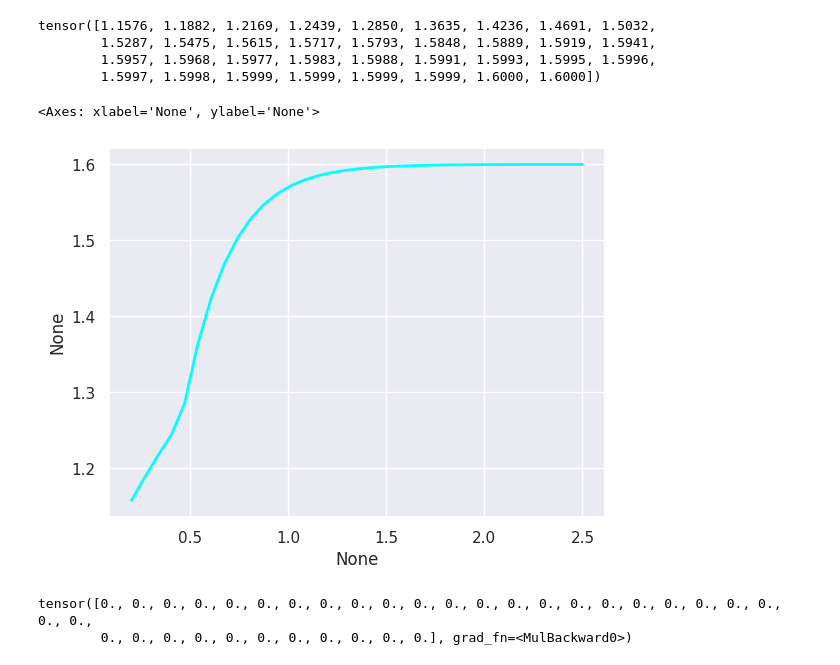
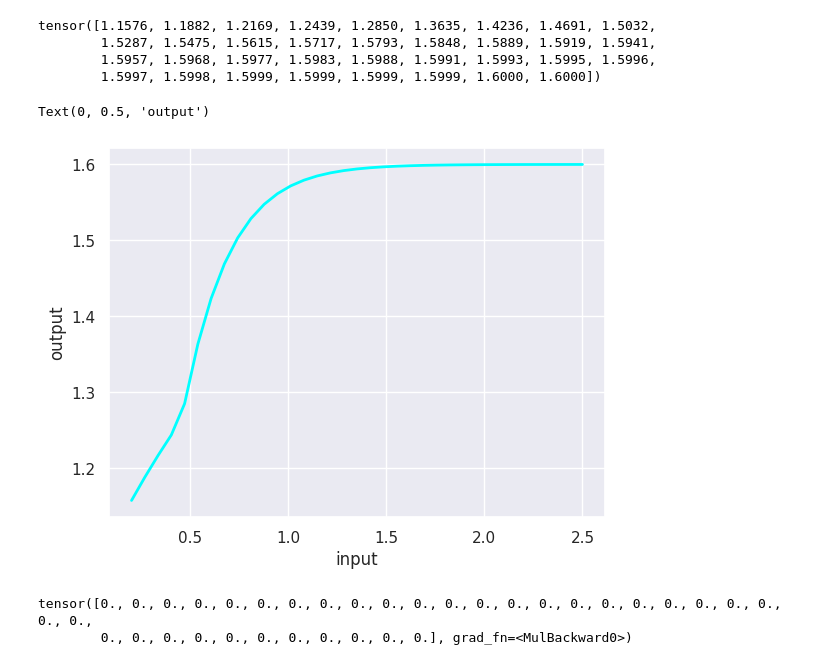
Before and after one commit to JohnHalim/AI-Engineering-Masterclass, a Jupyter notebook: Pytorch/firstTorchNN.ipynb, the cells around one changed output. Drawn from its saved outputs; the diff is of its cells as text; code cells hidden in the pictures.

```diff
--- a/Pytorch/firstTorchNN.ipynb
+++ b/Pytorch/firstTorchNN.ipynb
@@ -95,15 +95,17 @@ tensor([1.1576, 1.1882, 1.2169, 1.2439, 1.2850, 1.3635, 1.4236, 1.4691, 1.5032,
         1.5957, 1.5968, 1.5977, 1.5983, 1.5988, 1.5991, 1.5993, 1.5995, 1.5996,
         1.5997, 1.5998, 1.5999, 1.5999, 1.5999, 1.5999, 1.6000, 1.6000])
 # %%
-sns.set(style="darkgrid")
+sns.set_theme(style="darkgrid")
 sns.lineplot(
     x=true_inputs, y=true_outputs,
     color='cyan',
     linewidth=2
 )
+plt.xlabel("input")
+plt.ylabel("output")
 # %% [output]
-<Axes: xlabel='None', ylabel='None'>
+Text(0, 0.5, 'output')
-[figure, old version]
+[figure, new version]
 # %%
 class PlainFirstNN(nn.Module):
 
```
Also changed, not shown: parts of 5 cells of this notebook.
